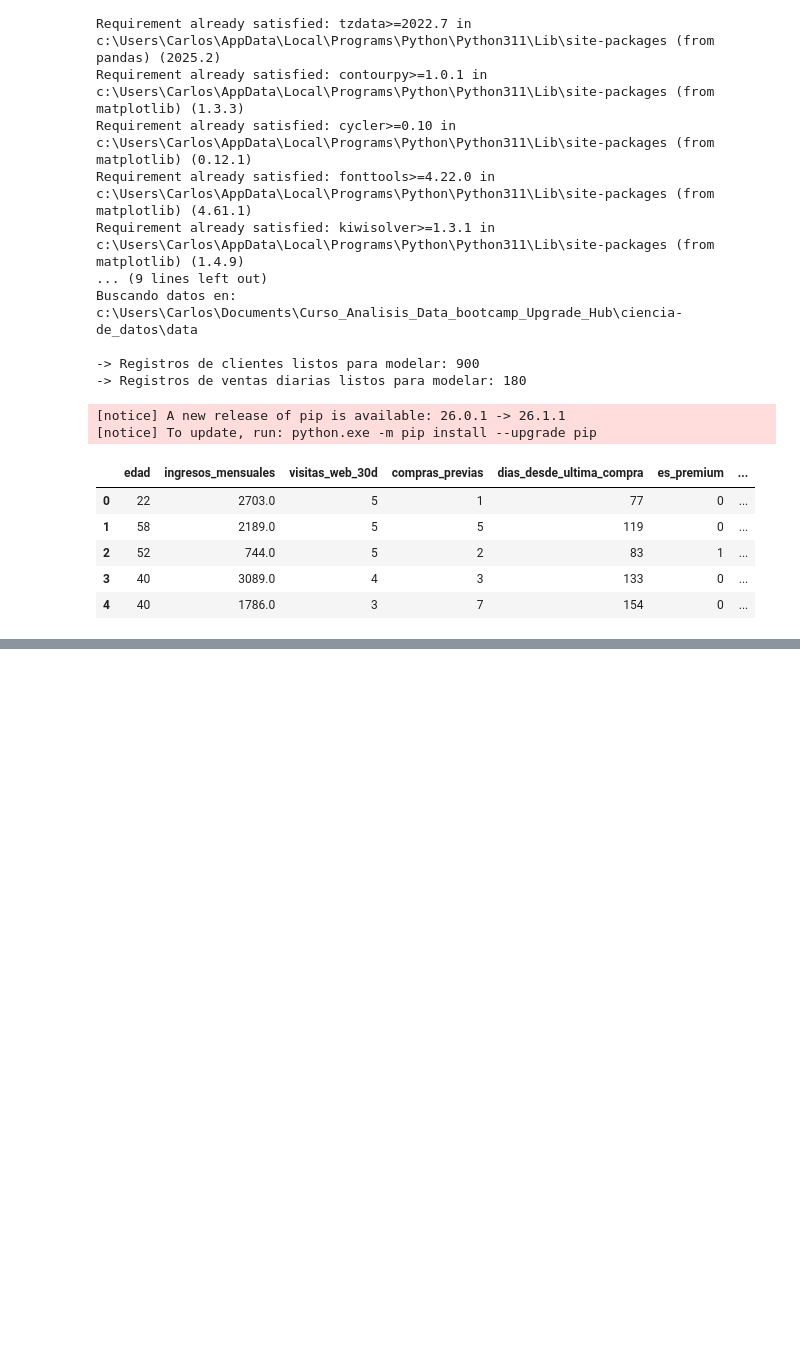
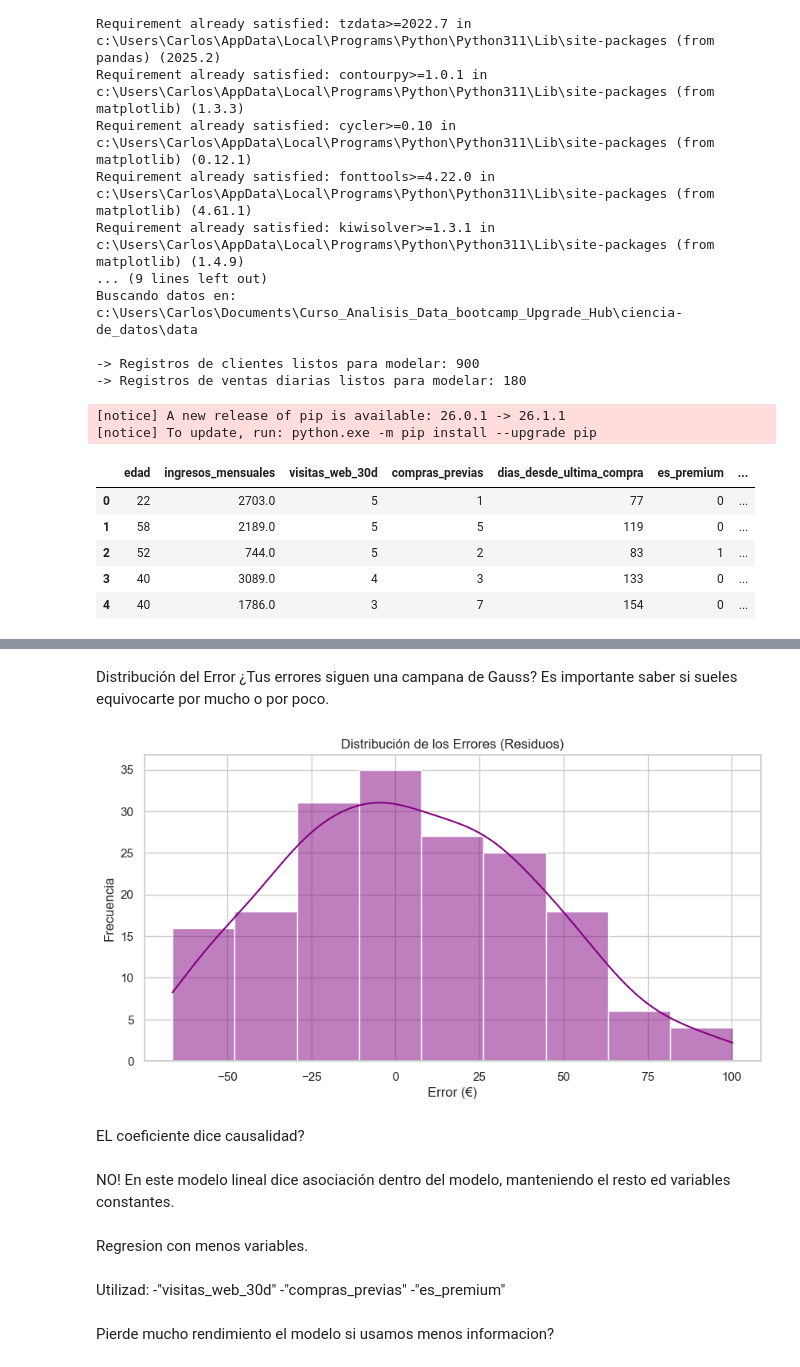
Before and after one commit to carlosgomezagrafojo/ciencia_de_datos, a Jupyter notebook: ciencia_datos.ipynb, the cells around one changed output, grey strips where cells are left out. Drawn from its saved outputs; the diff is of its cells as text; code cells hidden in the pictures; blank space fills up the shorter version.

```diff
--- a/ciencia_datos.ipynb
+++ b/ciencia_datos.ipynb
@@ -104,0 +351,25 @@ df_clientes.head()
+# %% [markdown]
+Distribución del Error
+¿Tus errores siguen una campana de Gauss? Es importante saber si sueles equivocarte por mucho o por poco.
+# %%
+plt.figure(figsize=(10, 5))
+sns.histplot(residuos, kde=True, color='purple')
+plt.title('Distribución de los Errores (Residuos)')
+plt.xlabel('Error (€)')
+plt.ylabel('Frecuencia')
+plt.show()
+# %% [output]
+[figure, added]
+# %% [markdown]
+EL coeficiente dice causalidad?
+# %% [markdown]
+NO!  En este modelo lineal dice asociación dentro del modelo, manteniendo el resto ed variables constantes.
+# %% [markdown]
+Regresion con menos variables.
+# %% [markdown]
+Utilizad:
+ -"visitas_web_30d"
+ -"compras_previas"
+ -"es_premium"
+# %% [markdown]
+Pierde mucho rendimiento el modelo si usamos menos informacion?
```
Also changed, not shown: parts of 46 cells of this notebook.
